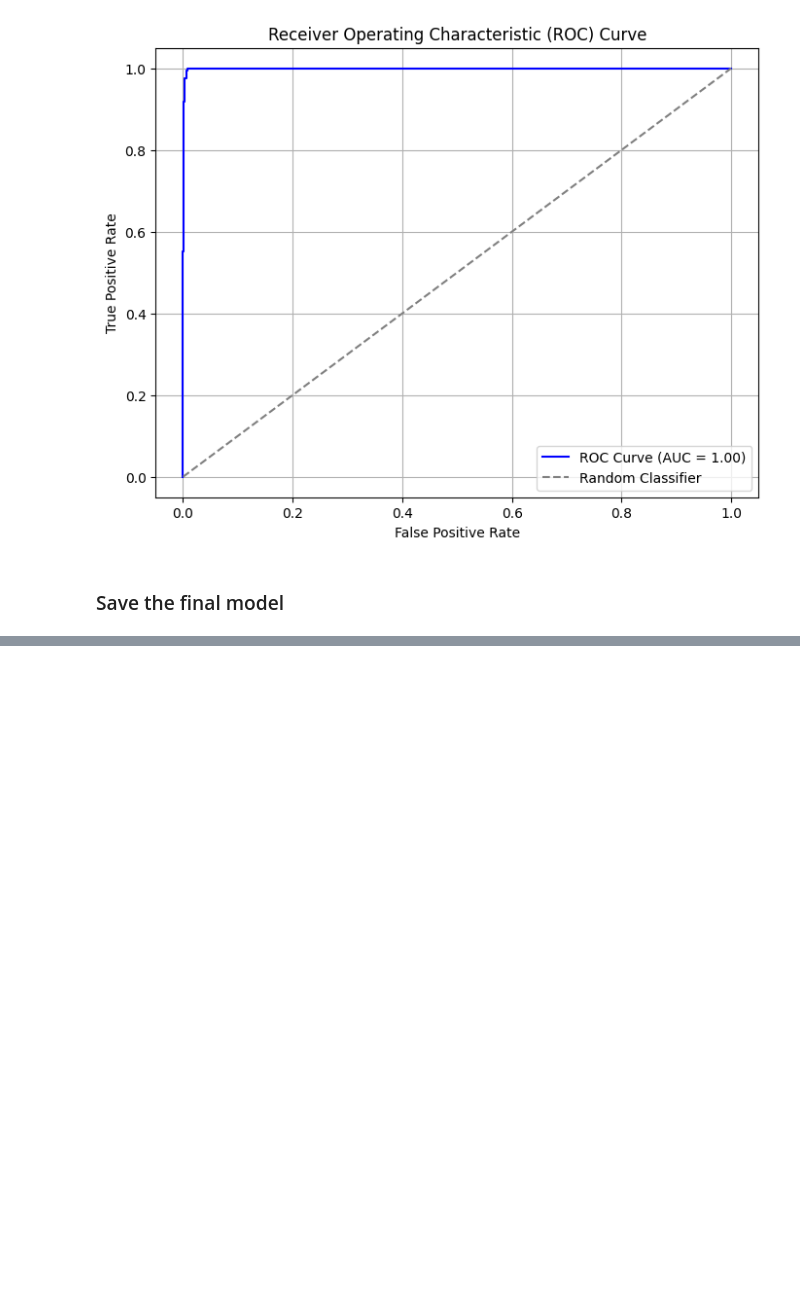
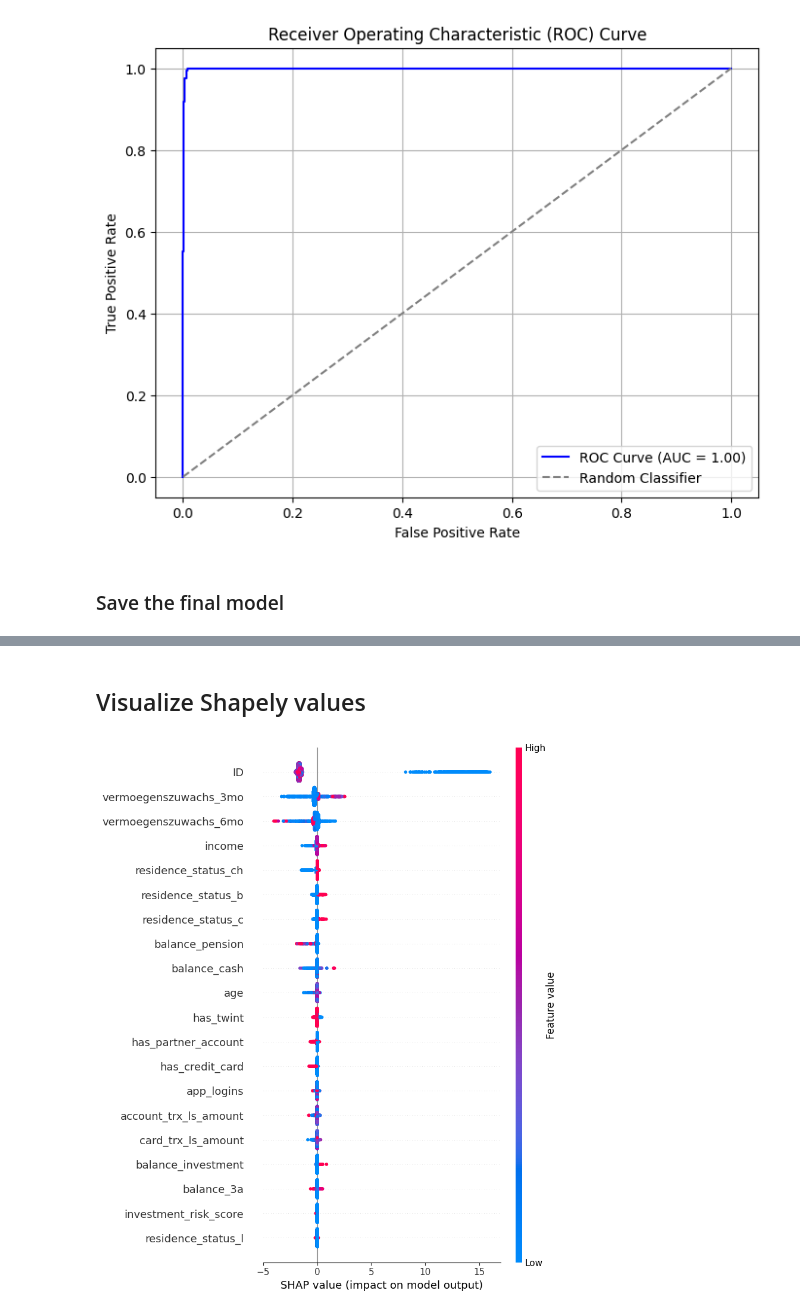
Before and after one commit to BianchiLuca28/ILM-PostFinance, a Jupyter notebook: notebooks/model.ipynb, the cells around one changed output, grey strips where cells are left out. Drawn from its saved outputs; the diff is of its cells as text; code cells hidden in the pictures; blank space fills up the shorter version.

Commit message:
Adding shapely values

```diff
--- a/notebooks/model.ipynb
+++ b/notebooks/model.ipynb
@@ -264,0 +272,17 @@ with open("../database/models/lightgbm_model.pkl", "wb") as file:
+# %%
+# Ensure feature names are preserved for SHAP
+feature_names = X_train.columns
+# %%
+# Use TreeExplainer for tree-based models
+explainer = shap.TreeExplainer(final_model)
+# %%
+# Calculate Shapley values for the test set
+shap_values = explainer(X_test)
+# %% [markdown]
+## Visualize Shapely values
+# %%
+# Summary Plot
+plt.figure()
+shap.summary_plot(shap_values, X_test, feature_names=feature_names)
+# %% [output]
+[figure, added]
```
Also changed, not shown: parts of 18 cells of this notebook, 7 other files.
